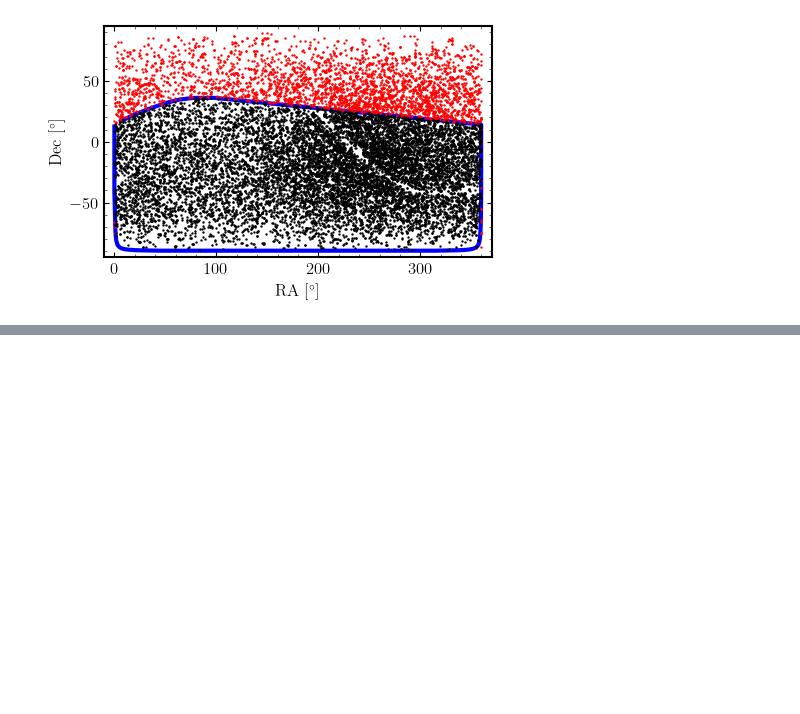
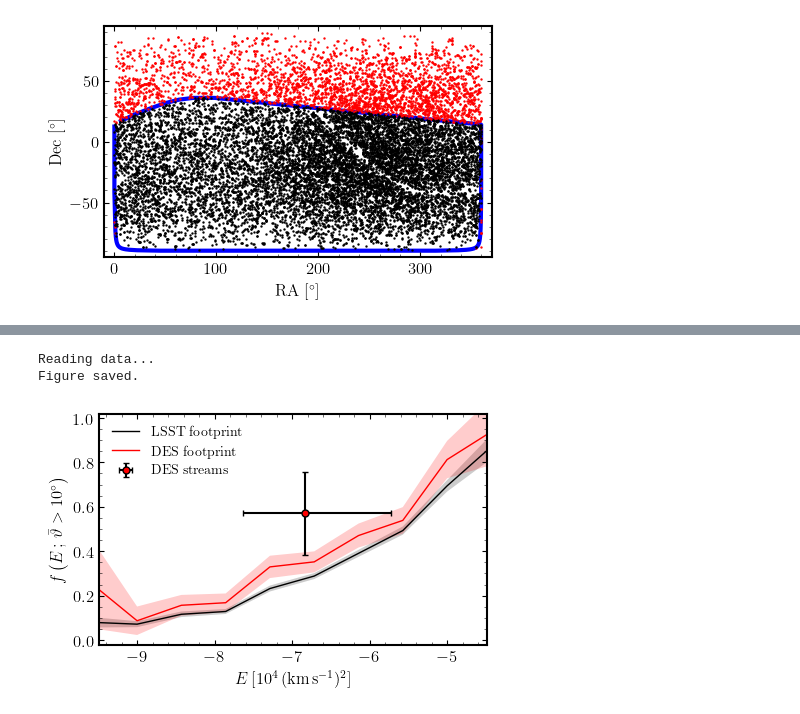
Before and after one commit to dc-broo3/oceanus, a Jupyter notebook: analysis/DES-stream-data.ipynb, the cells around one changed output, grey strips where cells are left out. Cells and saved outputs as stored; diff of their text form; code cells hidden in the pictures; blank space fills up the shorter version.

```diff
--- a/analysis/DES-stream-data.ipynb
+++ b/analysis/DES-stream-data.ipynb
@@ -934,0 +1038,24 @@ mollweide_ax.add_patch(outline_patch_lb)
+# %%
+def des_mask(path, potl):
+
+    des_radec = np.loadtxt('/mnt/ceph/users/rbrooks/oceanus/analysis/DES_ra_dec_footprint_approx')
+
+    # Create an approximate outline around the edges of Rubin LSST footprint
+    hull = ConvexHull(des_radec)
+    des_outline_radec = des_radec[hull.vertices]
+    outline_path = Path(des_outline_radec)
+
+    with h5py.File(path + potl, 'r') as file:
+        energies = np.array(file['energies'])
+        pm_ang = np.array(file['pm_misalignment'])
+        l_gc = np.array(file['l_gc'])
+        b_gc = np.array(file['b_gc'])
+
+    lb_streams = SkyCoord(l=l_gc*u.deg,
+    b=b_gc*u.deg, frame='galactic')
+
+    radec_streams = lb_streams.transform_to('icrs')
+    radec_streams = np.vstack([radec_streams.ra.value, radec_streams.dec.value]).T
+
+    des_mask = outline_path.contains_points(radec_streams)
+    return des_mask
@@ -934,0 +1179,10 @@ mollweide_ax.add_patch(outline_patch_lb)
+# %%
+data_path='/mnt/ceph/users/rbrooks/oceanus/analysis/stream-runs/combined-files/plotting_data/16384-dt1Myr/'
+pots_fig6 = 'full-MWhalo-full-MWdisc-full-LMC.hdf5'
+quadlabels_fig6 = 'Q4 Full Expansion \& LMC'
+
+fig_lsst_des_comp(data_path, pots_fig6, DES_plot_data, 'lsst_des_comp', True)
+# %% [output]
+Reading data...
+Figure saved.
+[figure, added]
```
Also changed, not shown: parts of 12 cells of this notebook, 1 other file.
